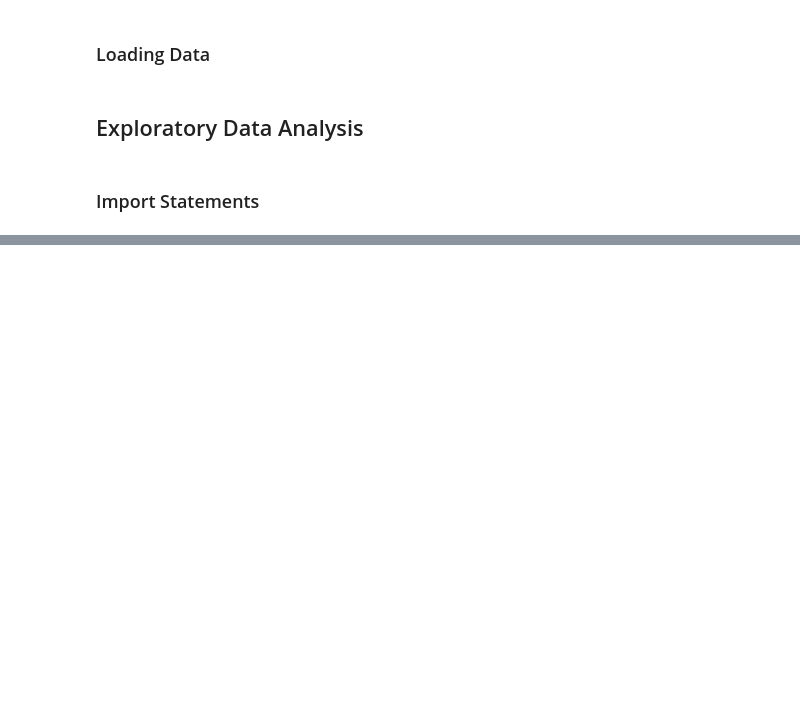
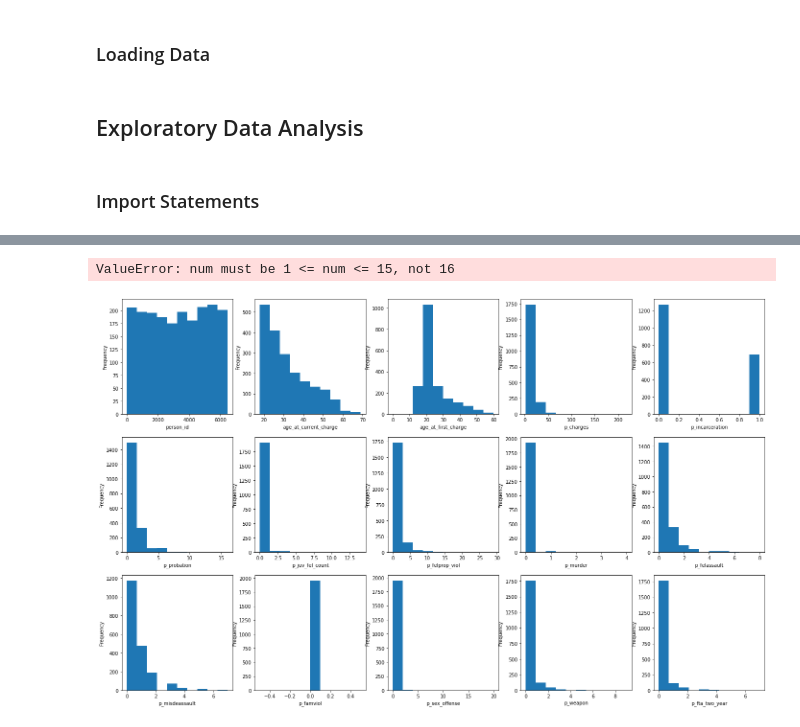
Before and after one commit to josephcscarpa/Predicting-Recidivism-with-ML, a Jupyter notebook: main-analysis.ipynb, the cells around one changed output, grey strips where cells are left out. Drawn from its saved outputs; the diff is of its cells as text; code cells hidden in the pictures; blank space fills up the shorter version.

```diff
--- a/main-analysis.ipynb
+++ b/main-analysis.ipynb
@@ -26,0 +98,20 @@ import seaborn as sns
+# %%
+fig = plt.figure(figsize=(24, 15))
+i = 0
+numerical_columns = ['person_id', 'age_at_current_charge',
+       'age_at_first_charge', 'p_charges', 'p_incarceration', 'p_probation',
+       'p_juv_fel_count', 'p_felprop_viol', 'p_murder', 'p_felassault',
+       'p_misdeassault', 'p_famviol', 'p_sex_offense', 'p_weapon',
+       'p_fta_two_year', 'p_fta_two_year_plus', 'current_violence',
+       'current_violence20', 'p_pending_charge', 'p_felony', 'p_misdemeanor',
+       'p_violence', 'total_convictions', 'p_arrest', 'p_property',
+       'p_traffic', 'p_drug', 'p_dui', 'p_domestic', 'p_stalking',
+       'p_voyeurism', 'p_fraud', 'p_stealing', 'p_trespass']
+for column in numerical_columns:
+    sub = fig.add_subplot(3, 5, i+1)
+    sub.set_xlabel(column)
+    whole_dataframe[column].plot(kind = 'hist')
+    i = i + 1
+# %% [output]
+ValueError: num must be 1 <= num <= 15, not 16
+[figure, added]
```
Also changed, not shown: parts of 6 cells of this notebook.
